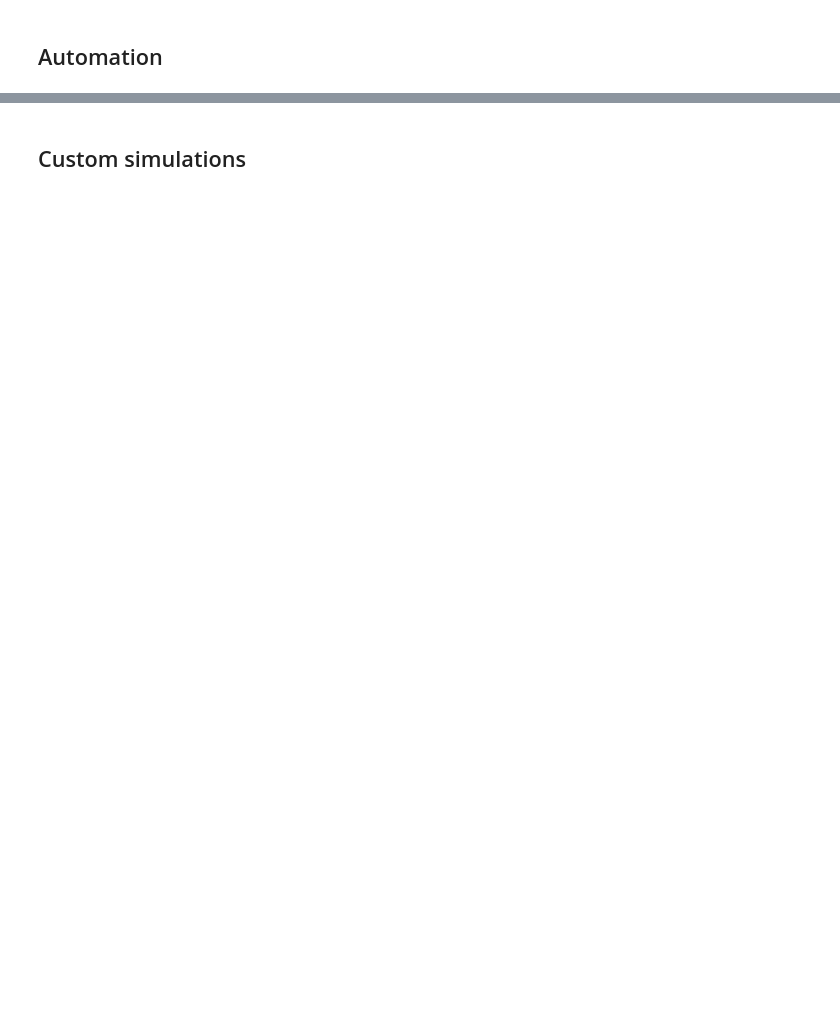
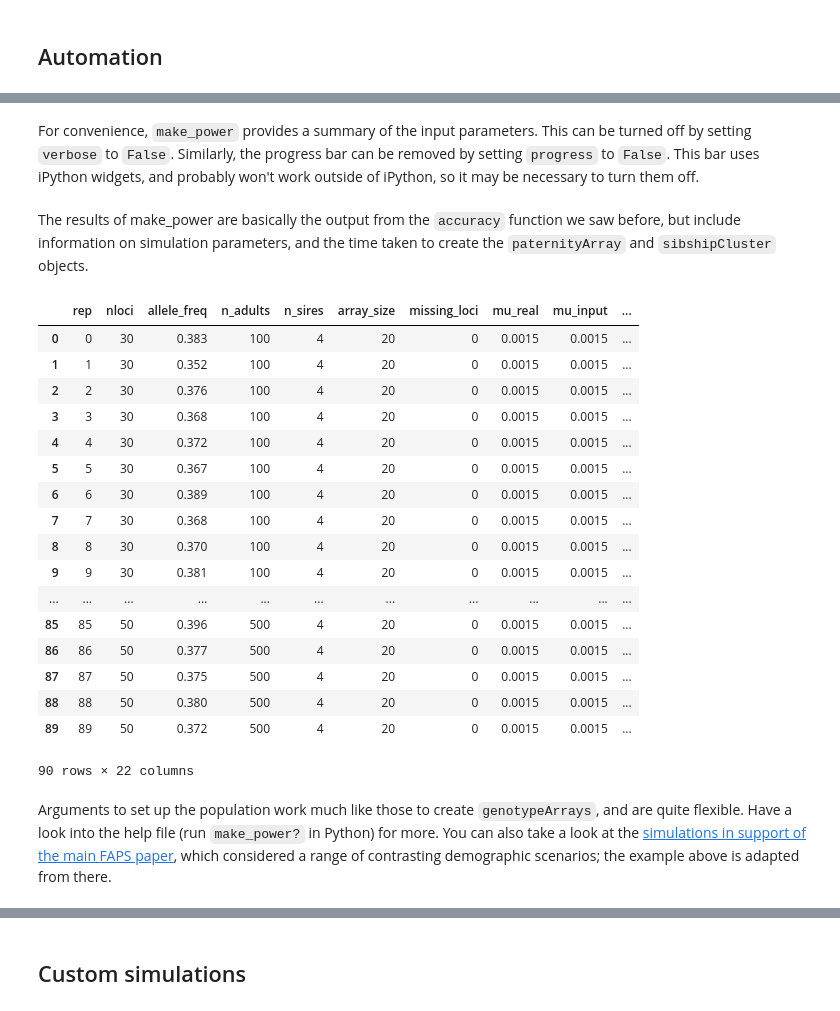
Before and after one commit to ellisztamas/faps, a Jupyter notebook: docs/06 Simulating data.ipynb, the cells around one changed output, grey strips where cells are left out. Saved outputs shown, nothing was run; the diff lists cells and outputs as text; code cells hidden in the pictures; blank space fills up the shorter version.

```diff
--- a/docs/06 Simulating data.ipynb
+++ b/docs/06 Simulating data.ipynb
@@ -21,0 +204,32 @@ Before committing to the time and cost of genotyping samples for a paternity stu
+# %% [markdown]
+For convenience, `make_power` provides a summary of the input parameters.
+This can be turned off by setting `verbose` to `False`.
+Similarly, the progress bar can be removed by setting `progress` to `False`.
+This bar uses iPython widgets, and probably won't work outside of iPython, so it may be necessary to turn them off.
+# %% [markdown]
+The results of make_power are basically the output from the `accuracy` function we saw before, but include information on simulation parameters, and the time taken to create the `paternityArray` and `sibshipCluster` objects.
+# %%
+eventab
+# %% [output]
+|  | rep | nloci | allele_freq | n_adults | n_sires | array_size | missing_loci | mu_real | mu_input | ... |
+| 0 | 0 | 30 | 0.383 | 100 | 4 | 20 | 0 | 0.0015 | 0.0015 | ... |
+| 1 | 1 | 30 | 0.352 | 100 | 4 | 20 | 0 | 0.0015 | 0.0015 | ... |
+| 2 | 2 | 30 | 0.376 | 100 | 4 | 20 | 0 | 0.0015 | 0.0015 | ... |
+| 3 | 3 | 30 | 0.368 | 100 | 4 | 20 | 0 | 0.0015 | 0.0015 | ... |
+| 4 | 4 | 30 | 0.372 | 100 | 4 | 20 | 0 | 0.0015 | 0.0015 | ... |
+| 5 | 5 | 30 | 0.367 | 100 | 4 | 20 | 0 | 0.0015 | 0.0015 | ... |
+| 6 | 6 | 30 | 0.389 | 100 | 4 | 20 | 0 | 0.0015 | 0.0015 | ... |
+| 7 | 7 | 30 | 0.368 | 100 | 4 | 20 | 0 | 0.0015 | 0.0015 | ... |
+| 8 | 8 | 30 | 0.370 | 100 | 4 | 20 | 0 | 0.0015 | 0.0015 | ... |
+| 9 | 9 | 30 | 0.381 | 100 | 4 | 20 | 0 | 0.0015 | 0.0015 | ... |
+| ... | ... | ... | ... | ... | ... | ... | ... | ... | ... | ... |
+| 85 | 85 | 50 | 0.396 | 500 | 4 | 20 | 0 | 0.0015 | 0.0015 | ... |
+| 86 | 86 | 50 | 0.377 | 500 | 4 | 20 | 0 | 0.0015 | 0.0015 | ... |
+| 87 | 87 | 50 | 0.375 | 500 | 4 | 20 | 0 | 0.0015 | 0.0015 | ... |
+| 88 | 88 | 50 | 0.380 | 500 | 4 | 20 | 0 | 0.0015 | 0.0015 | ... |
+| 89 | 89 | 50 | 0.372 | 500 | 4 | 20 | 0 | 0.0015 | 0.0015 | ... |
+90 rows × 22 columns
+# %% [markdown]
+Arguments to set up the population work much like those to create `genotypeArrays`, and are quite flexible.
+Have a look into the help file (run `make_power?` in Python) for more.
+You can also take a look at the [simulations in support of the main FAPS paper](http://localhost:8889/notebooks/manuscript_faps/analysis/A.%20majus%20data%20for%202012.ipynb), which considered a range of contrasting demographic scenarios; the example above is adapted from there.
```
Also changed, not shown: parts of 55 cells of this notebook, 1 other file.
